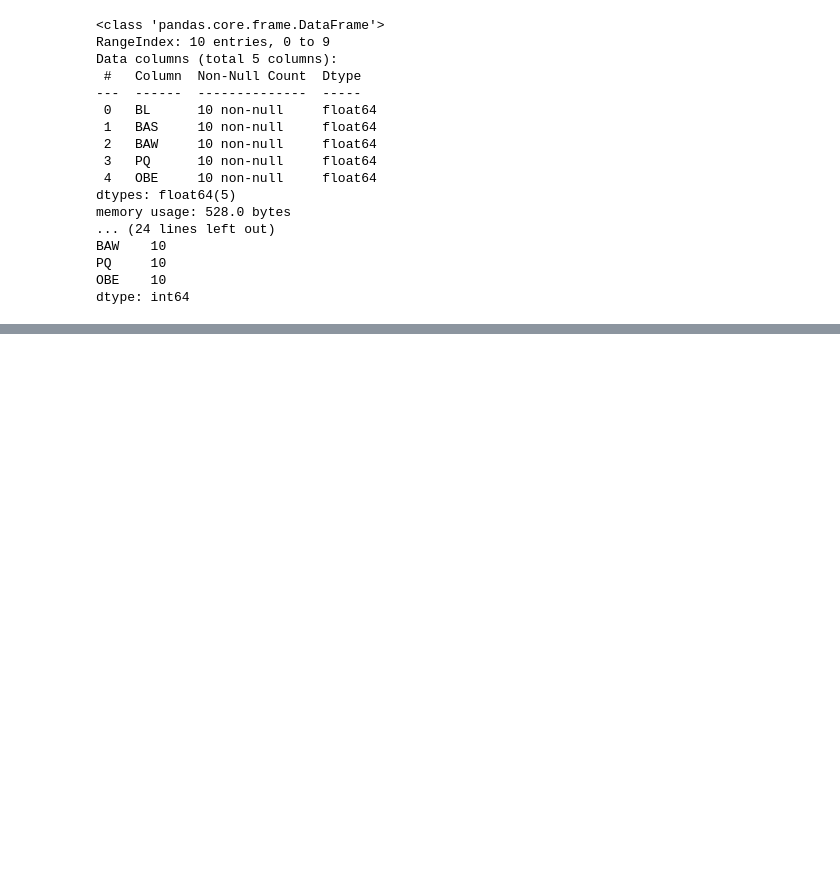
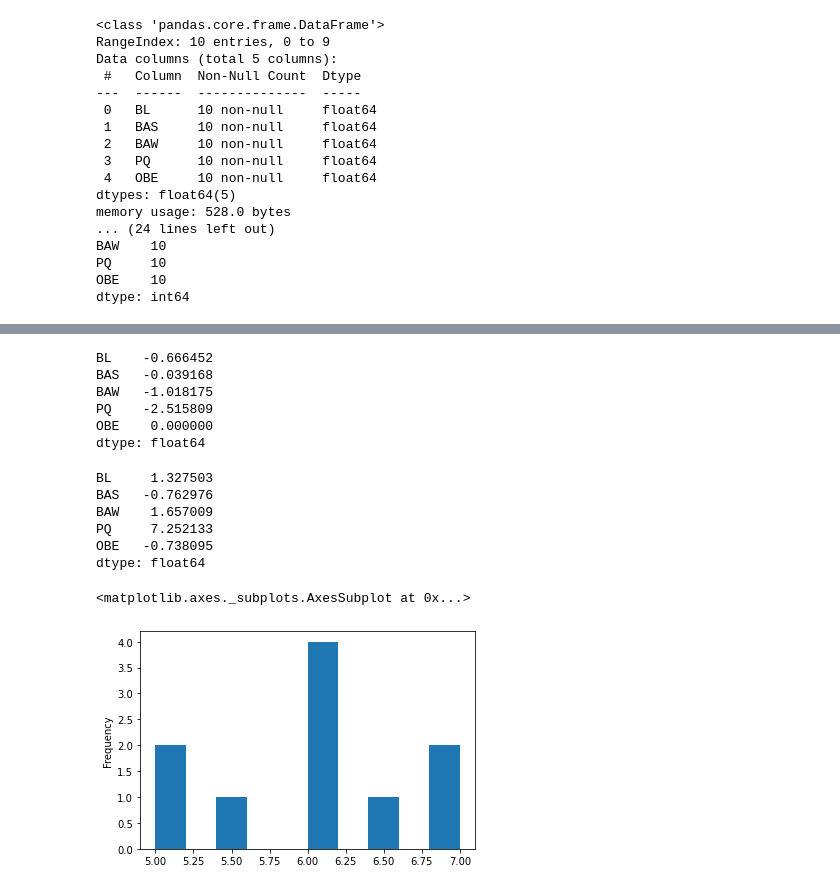
Before and after one commit to annywillow/Data, a Jupyter notebook: Untitled2.ipynb, the cells around one changed output, grey strips where cells are left out. Saved outputs shown, nothing was run; the diff lists cells and outputs as text; code cells hidden in the pictures; blank space fills up the shorter version.

```diff
--- a/Untitled2.ipynb
+++ b/Untitled2.ipynb
@@ -39,0 +109,27 @@ dtype: int64
+# %%
+## skewness
+df.skew()
+# %% [output]
+BL    -0.666452
+BAS   -0.039168
+BAW   -1.018175
+PQ    -2.515809
+OBE    0.000000
+dtype: float64
+# %%
+#kurtosis
+
+df.kurtosis()
+# %% [output]
+BL     1.327503
+BAS   -0.762976
+BAW    1.657009
+PQ     7.252133
+OBE   -0.738095
+dtype: float64
+# %%
+# Chart Visualization
+df.OBE.plot.hist()
+# %% [output]
+<matplotlib.axes._subplots.AxesSubplot at 0x...>
+[figure, added]
```
Also changed, not shown: parts of 16 cells of this notebook.
